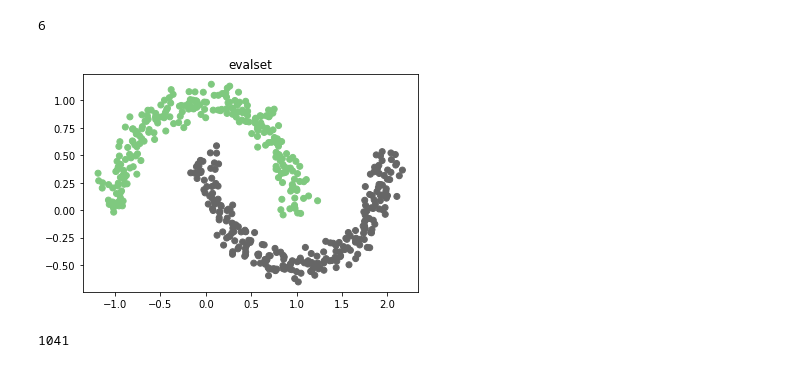
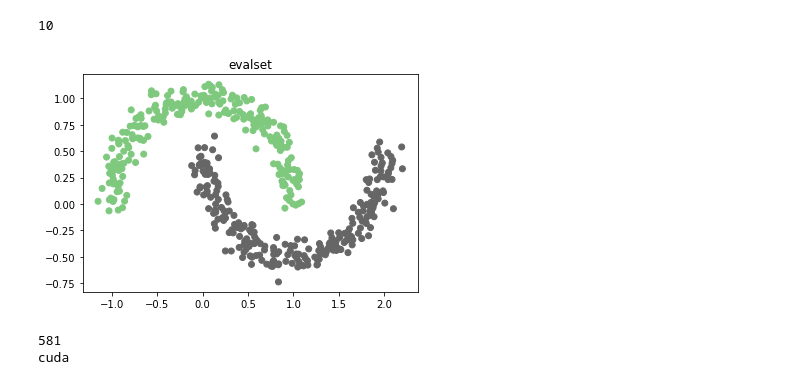
Before and after one commit to ahbagheri01/Interpolation_consistency_training, a Jupyter notebook: ICT.ipynb, the cells around one changed output. Saved outputs shown, nothing was run; the diff lists cells and outputs as text; code cells hidden in the pictures.

```diff
--- a/ICT.ipynb
+++ b/ICT.ipynb
@@ -48,29 +62,24 @@ plt.title("Half moons with missing labels");
 # %%
-index = (y_ssml == -1)
-unlabeldX = x[index]
-labaled = x[~index]
-Y = y_ssml[~index]
+index = (datay == -1)
+unlabeldX = datax[index]
+labaled = datax[~index]
+Y = datay[~index]
 xval, yval = datasets.make_moons(n_samples= int(n_samples/4), noise=noise)
 # evalindex = np.where((xval[:,1] >= -0.5) & (xval[:,1] < 1))[0]
 # xval = xval[evalindex]
 # yval = yval[evalindex]
 print(len(Y))
+plt.scatter(*xval.T, c=yval, cmap=plt.cm.Accent)
+plt.title("evalset");
 # %% [output]
-6
+10
+[figure, added]
-# %%
-plt.scatter(*xval.T, c=yval, cmap=plt.cm.Accent)
-plt.title("evalset");
-# %% [output]
-[figure, removed]
 # %%
 class Classifier(nn.Module):
     def __init__(self):
         super().__init__()
         self.model = torch.nn.Sequential(
         torch.nn.Linear(2, 20),
-        torch.nn.ReLU(),
-        nn.BatchNorm1d(20),
-        torch.nn.Linear(20, 20),
         torch.nn.ReLU(),
         nn.BatchNorm1d(20),
         torch.nn.Linear(20, 20),
@@ -85,6 +94,10 @@ def update_teacher(teacher, student, alpha = 0.2):
     for tparam, param in zip(teacher.parameters(), student.parameters()):
             tparam.data[:] = alpha * tparam.data[:] + (1 - alpha) * param[:].data[:]
     return teacher
+def print_teacher(teacher):
+      for tparam in teacher.parameters():
+        print(tparam)
+        break
 
 def batch_sampler(X,XL,y, bl = 128, bu = 128):
     uindex1 = np.random.choice(range(len(X)), size= min(bu,len(X)), replace=False)
@@ -105,6 +118,9 @@ def batch_loader(X,XL,y, bl = 512):
 
 pytorch_total_params = sum(p.numel() for p in Classifier().parameters())
 print(pytorch_total_params)
+device = torch.device('cuda' if torch.cuda.is_available() else 'cpu')
+print(device)
 # %% [output]
-1041
+581
+cuda
 # %%
```
Also changed, not shown: parts of 8 cells of this notebook, 1 other file.
